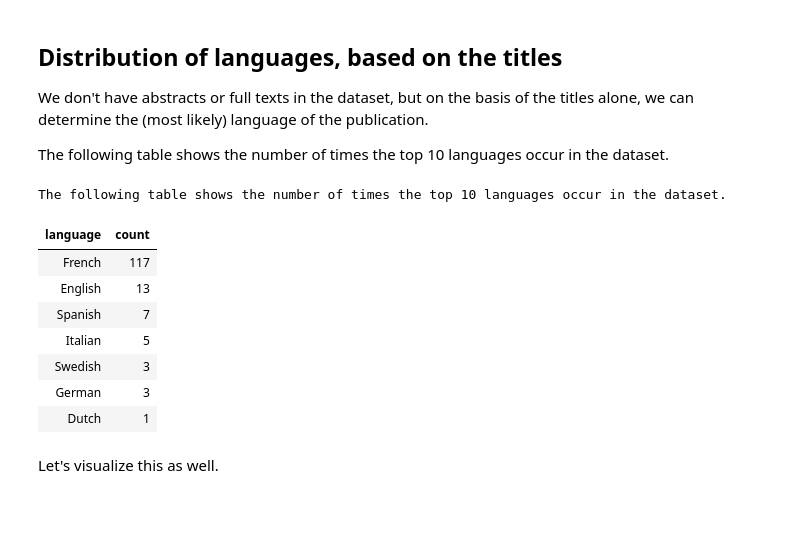
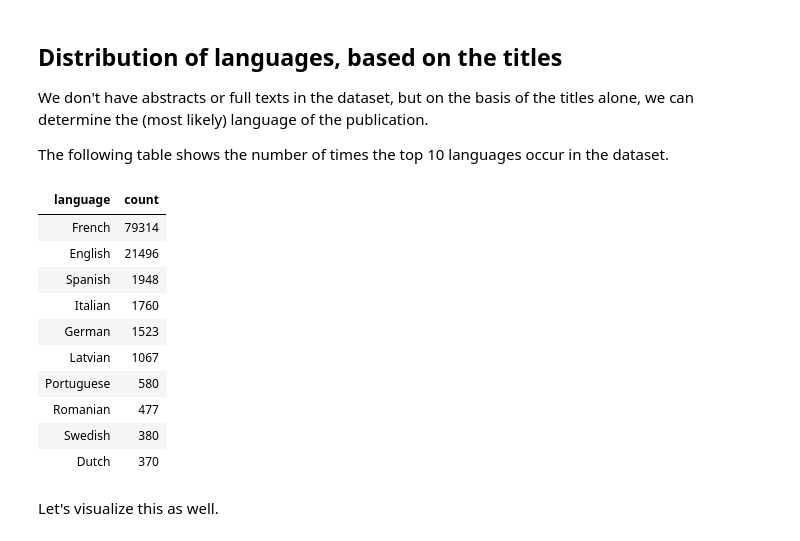
Before and after one commit to christofs/BIB18, a Jupyter notebook: titles.ipynb, the cells around one changed output. Saved outputs shown, nothing was run; the diff lists cells and outputs as text; code cells hidden in the pictures; blank space fills up the shorter version.

Commit message:
more languages

```diff
--- a/titles.ipynb
+++ b/titles.ipynb
@@ -26,8 +26,8 @@ import plotly.express as px
 # === Files and parameters ===
 
 wdir  = join("/", "media", "christof", "Data", "Github", "christofs", "bib18")
-bib18_file = join(wdir, "data", "Bib18_test.rdf")
-#bib18_file = join(wdir, "data", "Bib18.rdf")
+#bib18_file = join(wdir, "data", "Bib18_test.rdf")
+bib18_file = join(wdir, "data", "Bib18.rdf")
 
 namespaces = {
     "foaf" : "http://xmlns.com/foaf/0.1/",
@@ -92,56 +92,64 @@ def identify_language(title):
                  Language.SPANISH,
                  Language.ITALIAN,
                  Language.PORTUGUESE,
+                 Language.ROMANIAN,
                  Language.DUTCH,
                  Language.SWEDISH,
                  Language.NYNORSK,
                  Language.BOKMAL,
                  Language.DANISH,
                  Language.FINNISH,
+                 Language.RUSSIAN,
+                 Language.SLOVENE,
+                 Language.ESTONIAN,
+                 Language.LATVIAN,
+                 Language.LITHUANIAN,
+                 Language.POLISH,
+                 Language.CZECH,
                  ]
     detector = LanguageDetectorBuilder.from_languages(*languages).build()
     confidence_values = detector.compute_language_confidence_values(title)
     languages = [language for language, value in confidence_values]
     values = [value for language, value in confidence_values]
     confidence_values_dict = dict(zip(languages, values))
     max_language = max(confidence_values_dict, key=confidence_values_dict.get)
     lang = max_language.name.title()
     return lang
 
 
 def get_titles_langs_counts(titles):
     """
     For each title, collect the language identified by py-lingua.
     Returns: DataFrame (names and counts of all languages in all titles)
     """
     titles_langs = []
     for title in titles:
         titles_langs.append(identify_language(title))
     titles_langs_counts = dict(Counter(titles_langs))
     tlc = pd.DataFrame.from_dict(titles_langs_counts, orient="index").reset_index().rename(mapper={"index":"language", 0 : "count"}, axis="columns")
     tlc.sort_values(by="count", ascending=False, inplace=True)
 
     # Display the table nicely
-    tlc1 = tlc.head(10).style.hide(axis="index")
-    display(tlc1)
-
+    display(tlc.head(20).style.hide(axis="index"))
     return tlc
 
 
 def main(titles):
    global tlc
    tlc = get_titles_langs_counts(titles)
 main(titles)
 # %% [output]
-The following table shows the number of times the top 10 languages occur in the dataset.
 | language | count |
-| French | 117 |
-| English | 13 |
-| Spanish | 7 |
-| Italian | 5 |
-| Swedish | 3 |
-| German | 3 |
-| Dutch | 1 |
+| French | 79314 |
+| English | 21496 |
+| Spanish | 1948 |
+| Italian | 1760 |
+| German | 1523 |
+| Latvian | 1067 |
+| Portuguese | 580 |
+| Romanian | 477 |
+| Swedish | 380 |
+| Dutch | 370 |
 # %% [markdown]
 Let's visualize this as well.
 # %%
```
Also changed, not shown: parts of 2 cells of this notebook, 2 other files.
